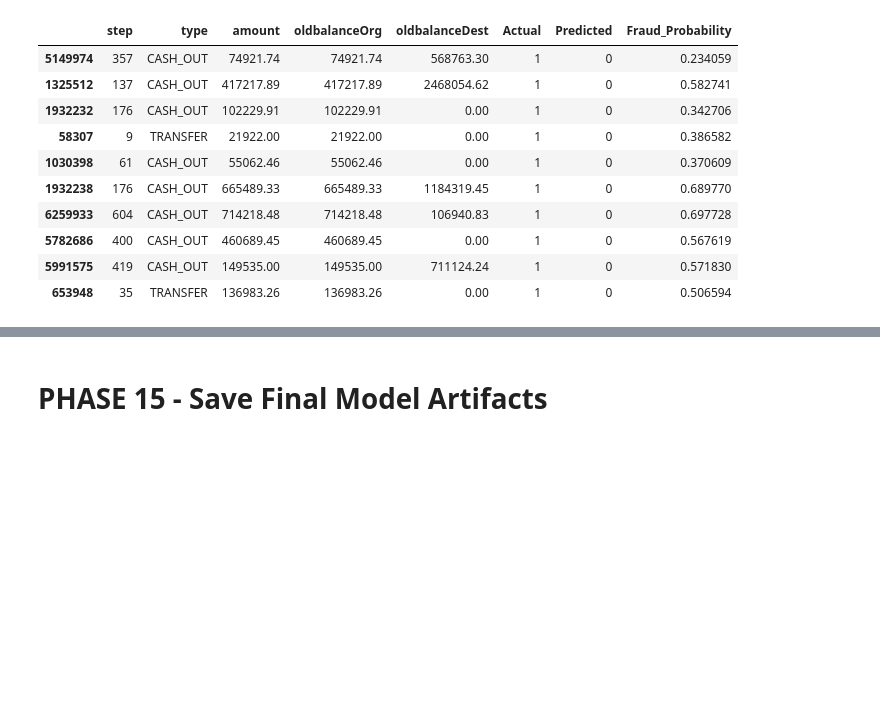
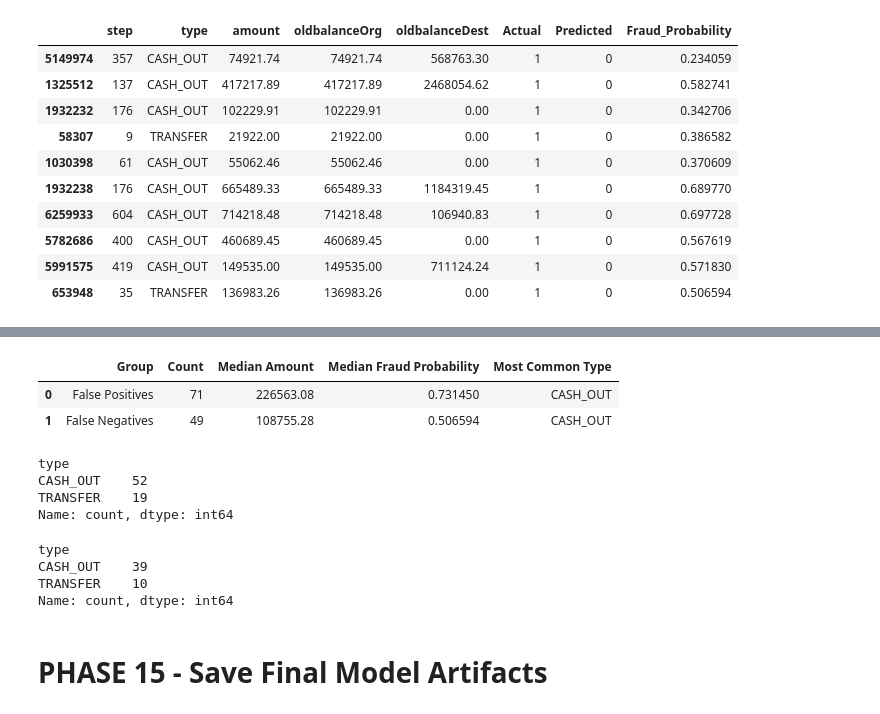
Before and after one commit to RawanHanyy/FraudShield-AI, a Jupyter notebook: notebooks/FraudShield_AI_Graduation_Project.ipynb, the cells around one changed output, grey strips where cells are left out. Cells and saved outputs as stored; diff of their text form; code cells hidden in the pictures; blank space fills up the shorter version.

```diff
--- a/notebooks/FraudShield_AI_Graduation_Project.ipynb
+++ b/notebooks/FraudShield_AI_Graduation_Project.ipynb
@@ -856,2 +1090,45 @@ This demonstrates that the fraud score should be used as a decision-support sign
+# %%
+error_pattern_summary = pd.DataFrame({
+    "Group": [
+        "False Positives",
+        "False Negatives"
+    ],
+    "Count": [
+        len(false_positives),
+        len(false_negatives)
+    ],
+    "Median Amount": [
+        false_positives["amount"].median(),
+        false_negatives["amount"].median()
+    ],
+    "Median Fraud Probability": [
+        false_positives["Fraud_Probability"].median(),
+        false_negatives["Fraud_Probability"].median()
+    ],
+    "Most Common Type": [
+        false_positives["type"].mode().iloc[0],
+        false_negatives["type"].mode().iloc[0]
+    ]
+})
+
+error_pattern_summary
+# %% [output]
+|  | Group | Count | Median Amount | Median Fraud Probability | Most Common Type |
+| 0 | False Positives | 71 | 226563.08 | 0.731450 | CASH_OUT |
+| 1 | False Negatives | 49 | 108755.28 | 0.506594 | CASH_OUT |
+# %%
+false_positives["type"].value_counts()
+# %% [output]
+type
+CASH_OUT    52
+TRANSFER    19
+Name: count, dtype: int64
+# %%
+false_negatives["type"].value_counts()
+# %% [output]
+type
+CASH_OUT    39
+TRANSFER    10
+Name: count, dtype: int64
 # %% [markdown]
 # **PHASE 15 - Save Final Model Artifacts**
```
Also changed, not shown: parts of 20 cells of this notebook.
